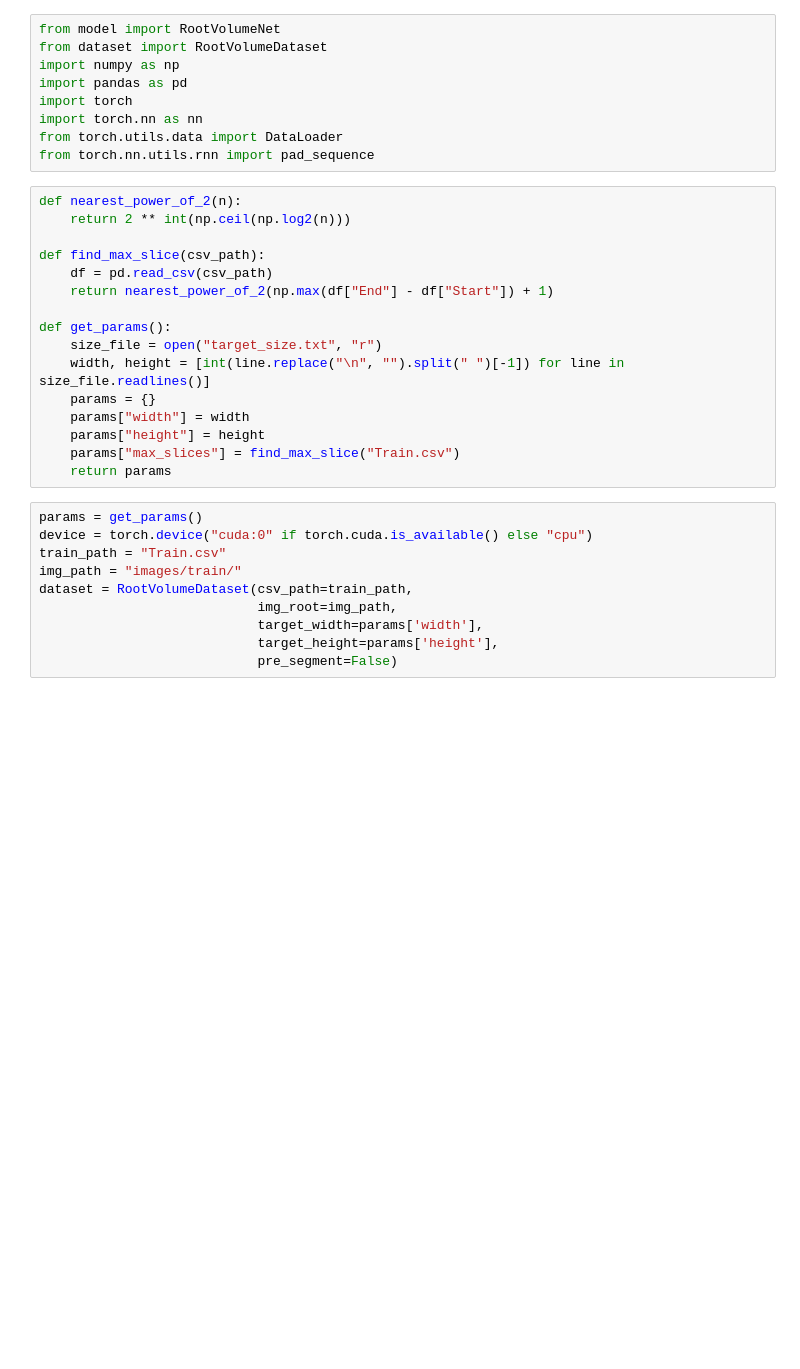
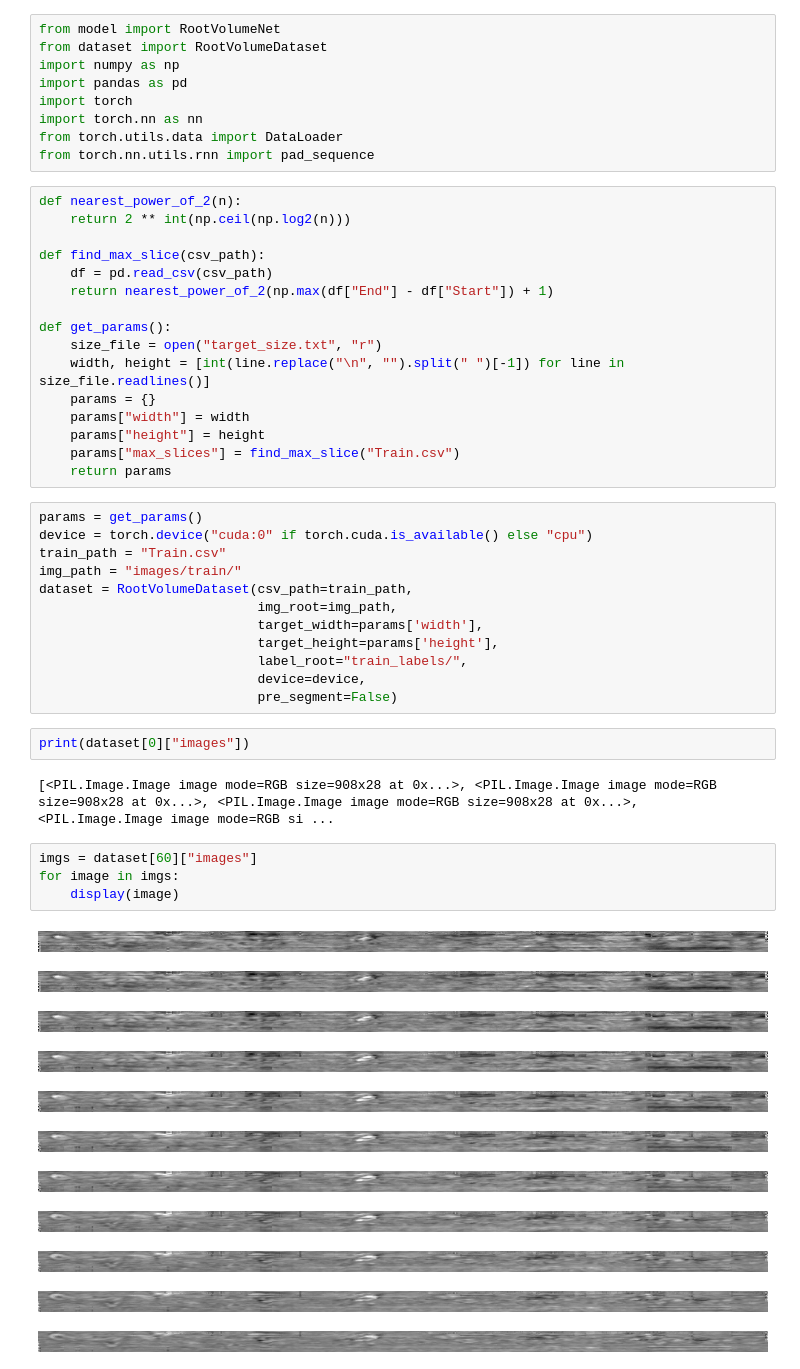
Before and after one commit to EHAT32/manioka, a Jupyter notebook: finetune_seg.ipynb, the cells around one changed output. Saved outputs shown, nothing was run; the diff lists cells and outputs as text; blank space fills up the shorter version.

Commit message:
show full images

```diff
--- a/finetune_seg.ipynb
+++ b/finetune_seg.ipynb
@@ -34,4 +34,26 @@ dataset = RootVolumeDataset(csv_path=train_path,
                             img_root=img_path,
                             target_width=params['width'],
                             target_height=params['height'],
+                            label_root="train_labels/",
+                            device=device,
                             pre_segment=False)
+# %%
+print(dataset[0]["images"])
+# %% [output]
+[<PIL.Image.Image image mode=RGB size=908x28 at 0x...>, <PIL.Image.Image image mode=RGB size=908x28 at 0x...>, <PIL.Image.Image image mode=RGB size=908x28 at 0x...>, <PIL.Image.Image image mode=RGB si ...
+# %%
+imgs = dataset[60]["images"]
+for image in imgs:
+    display(image)
+# %% [output]
+[figure, added]
+[figure, added]
+[figure, added]
+[figure, added]
+[figure, added]
+[figure, added]
+[figure, added]
+[figure, added]
+[figure, added]
+[figure, added]
+[figure, added]
```
